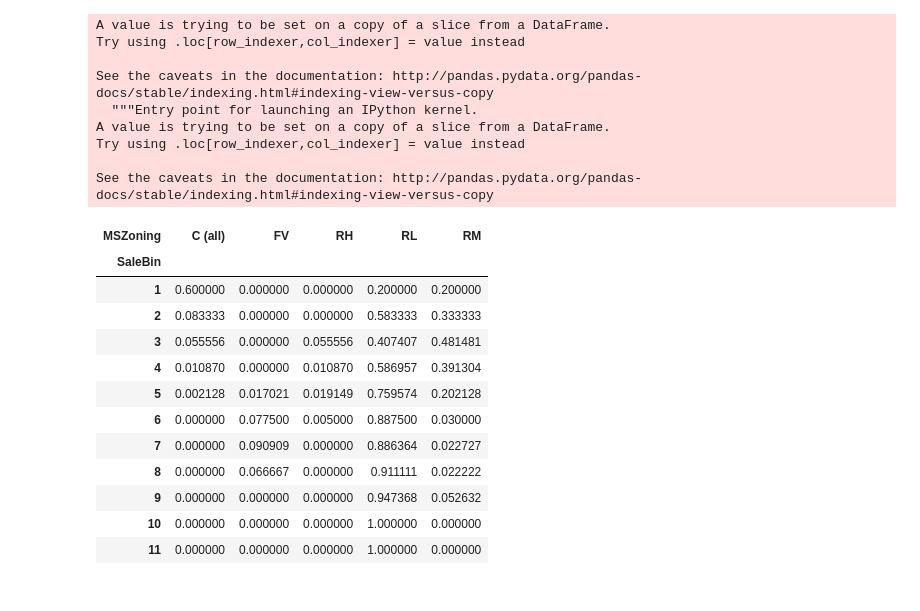
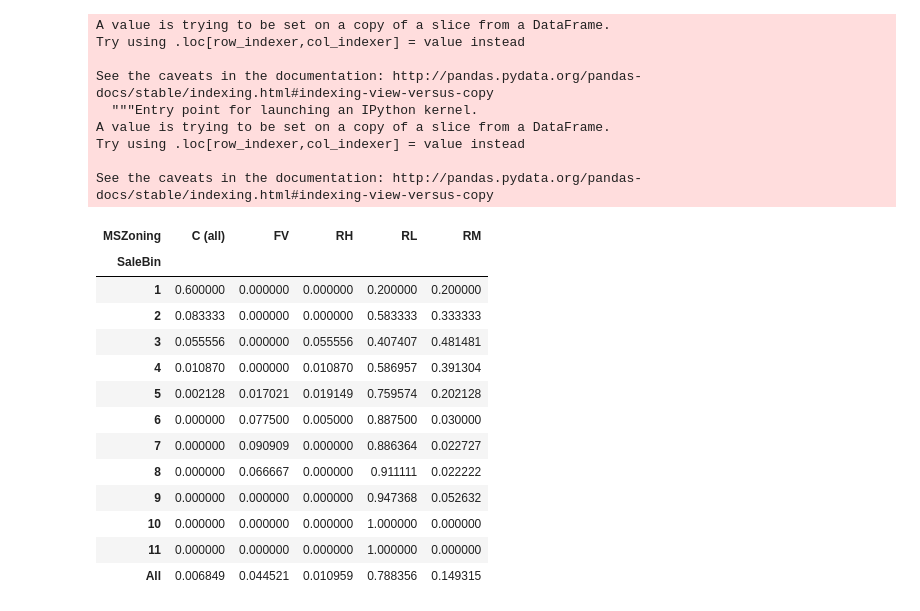
Before and after one commit to deanjgoldman/housing-ml, a Jupyter notebook: MC_Cleaning.ipynb, the cells around one changed output. Saved outputs shown, nothing was run; the diff lists cells and outputs as text; code cells hidden in the pictures.

```diff
--- a/MC_Cleaning.ipynb
+++ b/MC_Cleaning.ipynb
@@ -268,19 +251,20 @@ See the caveats in the documentation: http://pandas.pydata.org/pandas-docs/stabl
 # %%
 # using stats.crosstab to set up data for visualization
 
-Zones = pd.crosstab(train.SaleBin, train.MSZoning, normalize = 'index')
+Zones = pd.crosstab(train.SaleBin, train.MSZoning, margins = True, normalize = 'index')
 Zones
 # %% [output]
 | MSZoning | C (all) | FV | RH | RL | RM |
 | SaleBin |  |  |  |  |  |
 | 1 | 0.600000 | 0.000000 | 0.000000 | 0.200000 | 0.200000 |
 | 2 | 0.083333 | 0.000000 | 0.000000 | 0.583333 | 0.333333 |
 | 3 | 0.055556 | 0.000000 | 0.055556 | 0.407407 | 0.481481 |
 | 4 | 0.010870 | 0.000000 | 0.010870 | 0.586957 | 0.391304 |
 | 5 | 0.002128 | 0.017021 | 0.019149 | 0.759574 | 0.202128 |
 | 6 | 0.000000 | 0.077500 | 0.005000 | 0.887500 | 0.030000 |
 | 7 | 0.000000 | 0.090909 | 0.000000 | 0.886364 | 0.022727 |
 | 8 | 0.000000 | 0.066667 | 0.000000 | 0.911111 | 0.022222 |
 | 9 | 0.000000 | 0.000000 | 0.000000 | 0.947368 | 0.052632 |
 | 10 | 0.000000 | 0.000000 | 0.000000 | 1.000000 | 0.000000 |
 | 11 | 0.000000 | 0.000000 | 0.000000 | 1.000000 | 0.000000 |
+| All | 0.006849 | 0.044521 | 0.010959 | 0.788356 | 0.149315 |
```
Also changed, not shown: parts of 3 cells of this notebook.
